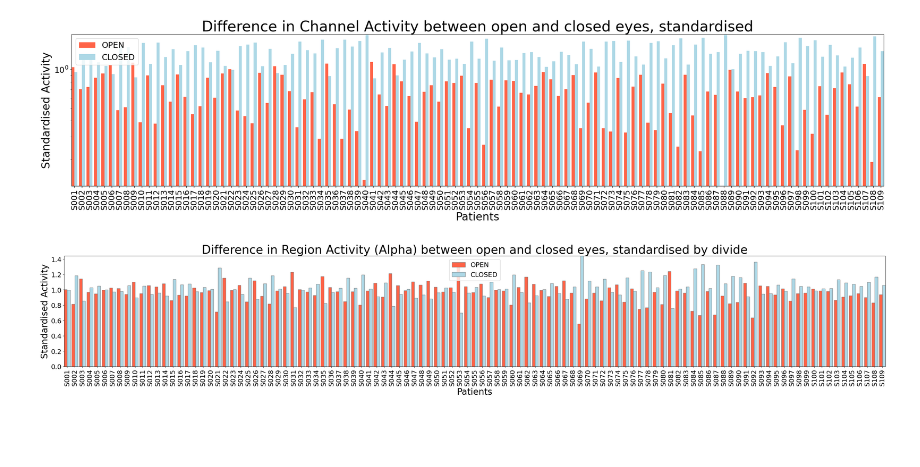
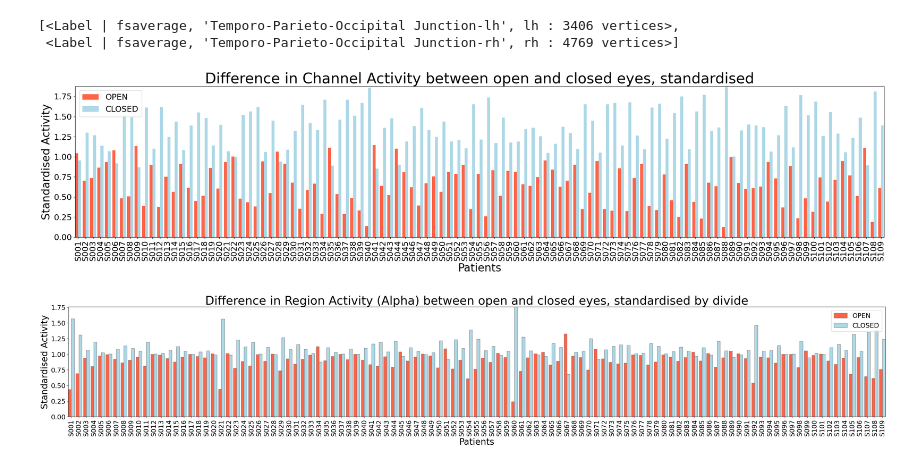
Before and after one commit to gjoelbye/TCAV-BENDR, a Jupyter notebook: notebooks/activity_inspection.ipynb, the cells around one changed output. Saved outputs shown, nothing was run; the diff lists cells and outputs as text; code cells hidden in the pictures; blank space fills up the shorter version.

```diff
--- a/notebooks/activity_inspection.ipynb
+++ b/notebooks/activity_inspection.ipynb
@@ -82,3 +82,10 @@ data = {
+# %%
+SNR = 100.0
+#PARCELLATION = 'aparc.a2009s'
+PARCELLATION = 'HCPMMP1_combined'
+DATA_PATH = '/home/williamtheodor/Documents/DL for EEG Classification/data/'
+
+data_dict = load_mmidb_data_dict(DATA_PATH, PARCELLATION, SNR)
 # %%
 subjects_dir, subject, trans, src_path, bem_path = get_fsaverage()
 
@@ -87,6 +94,12 @@ labels = np.array(labels).flatten()
 
 label_names = [label.name for label in labels]
 #label_names
+
+occipital_labels = [label for label in labels if 'Oc' in label.name]
+occipital_labels
+# %% [output]
+[<Label | fsaverage, 'Temporo-Parieto-Occipital Junction-lh', lh : 3406 vertices>,
+ <Label | fsaverage, 'Temporo-Parieto-Occipital Junction-rh', rh : 4769 vertices>]
 # %%
 # get patient mean for specific task for alpha activity
 def get_patient_task_mean(task, task_dict, patient, data, labels, suffix_left='-lh', suffix_right='-rh'):
@@ -94,24 +107,22 @@ def get_patient_task_mean(task, task_dict, patient, data, labels, suffix_left='-
     if labels !='all':
         idx = []
         for label in labels:
-            idx.append(label_names.index(label+suffix_left))
-            idx.append(label_names.index(label+suffix_right))
+            idx.append(label_names.index(label.name))
     else:
         idx = np.arange(len(label_names))
 
     annotation = task_dict[task]['annotation']
     runs = task_dict[task]['runs']
-
     task_data = np.array([run[annotation][:,idx].mean() if run_name[-2:] in runs else 0 for run_name, run in data[patient].items()]).sum()
 
     return task_data
 
 # get task data for all patient for open and closed eyes
-def get_task_data(task, task_dict, data, regions):
+def get_task_data(task, task_dict, data, labels):
     patient_activity = []
 
     for patient in data.keys():
-        patient_activity.append(get_patient_task_mean(task, task_dict, patient, data, regions))
+        patient_activity.append(get_patient_task_mean(task, task_dict, patient, data, labels))
 
     return np.array(patient_activity)
 
@@ -194,8 +205,6 @@ def baseline_sanity_check_channel_activity(channel_activity_open, channel_activi
     x = np.arange(109)
     ax.bar(x-bar_width/2, baseline_open, color=open_color, width=bar_width)
     ax.bar(x+bar_width/2, baseline_closed, color=closed_color, width=bar_width)
-
-    ax.set_yscale('log')
     ax.margins(0)
 
     ax.set_xlabel('Patients', fontsize=AXIS_LABEL_SIZE)
@@ -207,17 +216,17 @@ def baseline_sanity_check_channel_activity(channel_activity_open, channel_activi
     ax.set_title(title, fontsize=TITLE_LABEL_SIZE)
     plt.show()
 # %%
-patient_names = np.array(list(data['Alpha'].keys()))
+patient_names = np.array(list(data_dict['Alpha'].keys()))
 
 baseline_sanity_check_channel_activity(o, c, patient_names)
 
 #baseline_sanity_check_region_activity(data, baseline_dict, band='Alpha')
-baseline_sanity_check_region_activity(data, baseline_dict, standardise='divide', band='Alpha')
+baseline_sanity_check_region_activity(data_dict, baseline_dict, standardise='divide', band='Alpha', labels=occipital_labels)
 #baseline_sanity_check_region_activity(data, baseline_dict, standardise='subtract', band='Alpha')
 #baseline_sanity_check_region_activity(data, baseline_dict, standardise='both', band='Alpha')
 # %% [output]
-[figure, old version]
+[figure, new version]
-[figure, old version]
+[figure, new version]
 # %%
 def plot_hemisphere_comparison(left_activity_prop, right_activity_prop, left_activity_summed, right_activity_summed, annotation_names, run_id):
 
```
Also changed, not shown: parts of 5 cells of this notebook, 2 other files.
